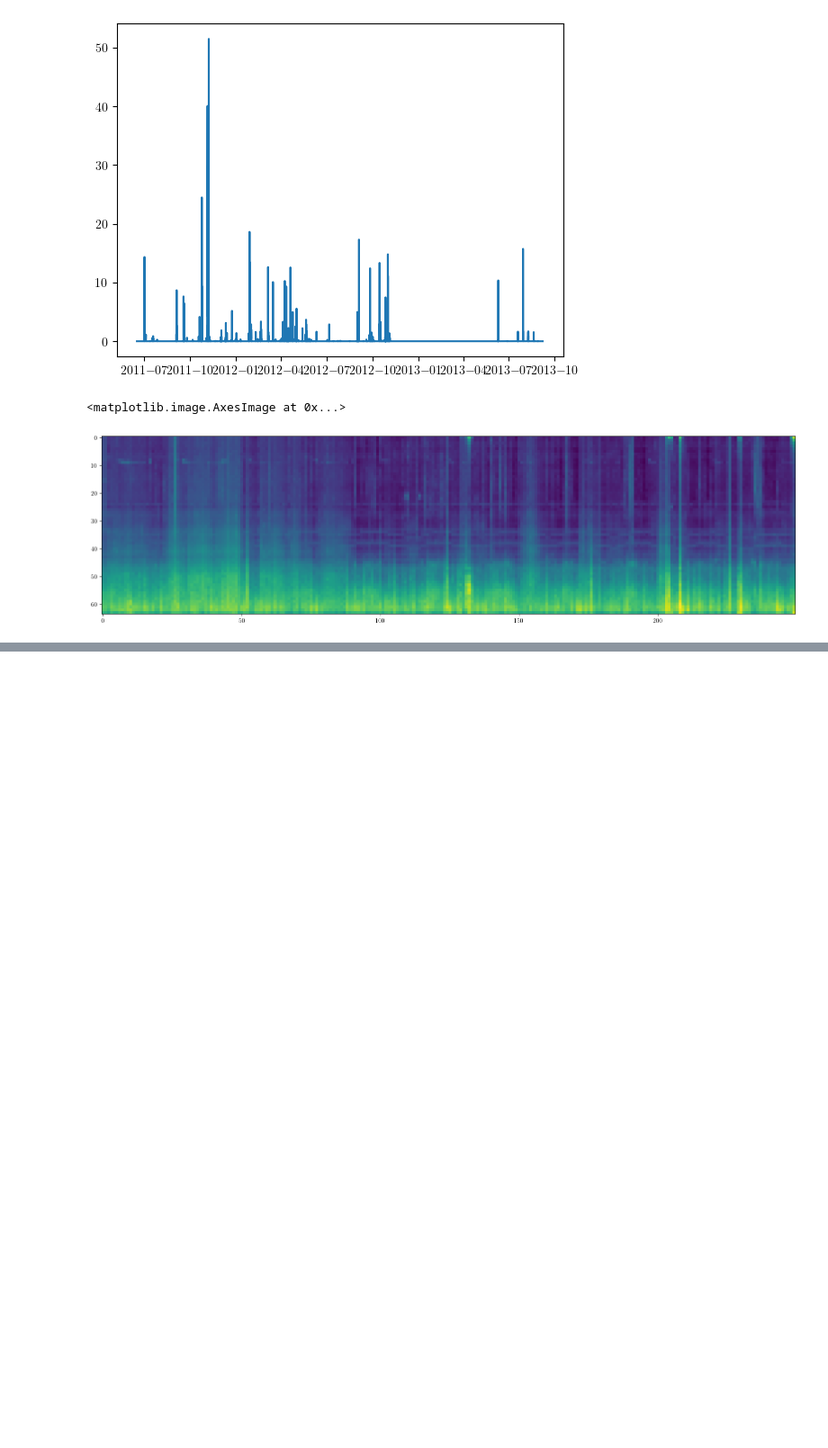
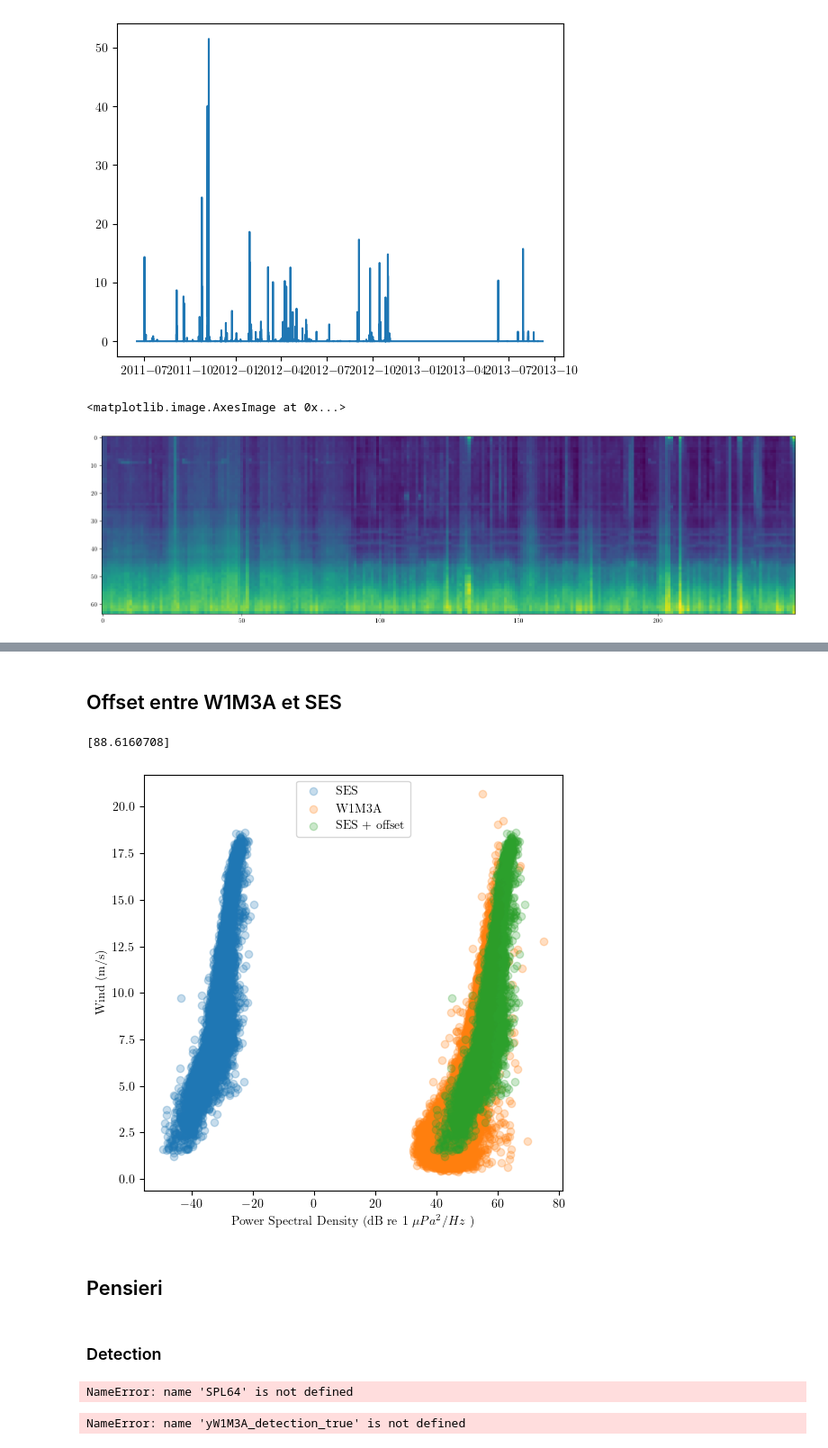
Before and after one commit to gmanatole/Biologging_Toolkit, a Jupyter notebook: notebooks/run_reduced_dataset.ipynb, the cells around one changed output, grey strips where cells are left out. Shown at 90% size. Saved outputs shown, nothing was run; the diff lists cells and outputs as text; code cells hidden in the pictures; blank space fills up the shorter version.

```diff
--- a/notebooks/run_reduced_dataset.ipynb
+++ b/notebooks/run_reduced_dataset.ipynb
@@ -446,0 +486,50 @@ plt.show()
+# %% [markdown]
+## Offset entre W1M3A et SES
+# %%
+freq = 5000
+idx = np.argmin(np.abs(np.array(freqs) - freq))
+idx_npz = np.argmin(np.abs(np.array(npz_freqs) - freq))
+
+xW1M3A = SPL64[:,idx]
+yW1M3A_wind = weather["windSpeed_W1M3A"]
+yW1M3A_rain = weather["rainfall_W1M3A"]
+
+X_array = np.array(X)
+xSES = X_array[:, idx_npz]
+ySES_wind = np.array(y_wind)
+ySES_rain = np.array(y_rain)
+xSES = pd.Series(xSES)
+ySES_wind = pd.Series(ySES_wind)
+ySES_rain= pd.Series(ySES_rain)
+
+def ffit(x, a, b, c):
+    return a*x**2 + b*x + c
+
+def sfit(x, off):
+    return A*(x+off)**2 + B*(x+off) + C
+
+xW1M3A = SPL64[:,idx]
+yW1M3A_wind = weather["windSpeed_W1M3A"]
+
+popt1, _ = curve_fit(ffit, xW1M3A, yW1M3A_wind, bounds=(float('-inf'),float('inf')))
+A, B, C = popt1
+popt, _ = curve_fit(sfit, xSES, ySES_wind, bounds=(float(0),float(150)))
+print(popt)
+# %% [output]
+[88.6160708]
+# %%
+plt.figure(figsize=(6,6))
+plt.scatter(xSES, ySES_wind, label="SES", alpha=0.25, )
+plt.scatter(xW1M3A, yW1M3A_wind, label="W1M3A", alpha=0.25)
+plt.scatter(xSES+popt[0], ySES_wind, label=f"SES + offset", alpha=0.25)
+plt.xlabel(r"Power Spectral Density (dB re 1   $\mu Pa^2 / Hz$ )")
+plt.ylabel("Wind (m/s)")
+plt.legend(loc="upper center")
+# plt.savefig("../../data-exploration/exports/exportsAnatole/SES-W1M3A-SPLOffset.png",bbox_inches="tight")
+plt.show()
+# %% [output]
+[figure, added]
+# %% [markdown]
+## Pensieri
+# %% [markdown]
+### Detection
@@ -446,0 +603,17 @@ plt.show()
+# %%
+yW1M3A_detection_pred = nystuen2015_detection(SPL64, freqs)
+yW1M3A_detection_true = yW1M3A_rain>1
+# %% [output]
+NameError: name 'SPL64' is not defined
+# %%
+values, counts = np.unique(yW1M3A_detection_true, return_counts=True)
+print("-- Ground Truth --")
+print(values)
+print(counts)
+
+values, counts = np.unique(yW1M3A_detection_pred, return_counts=True)
+print("-- Estimations --")
+print(values)
+print(counts)
+# %% [output]
+NameError: name 'yW1M3A_detection_true' is not defined
```
Also changed, not shown: parts of 22 cells of this notebook.
